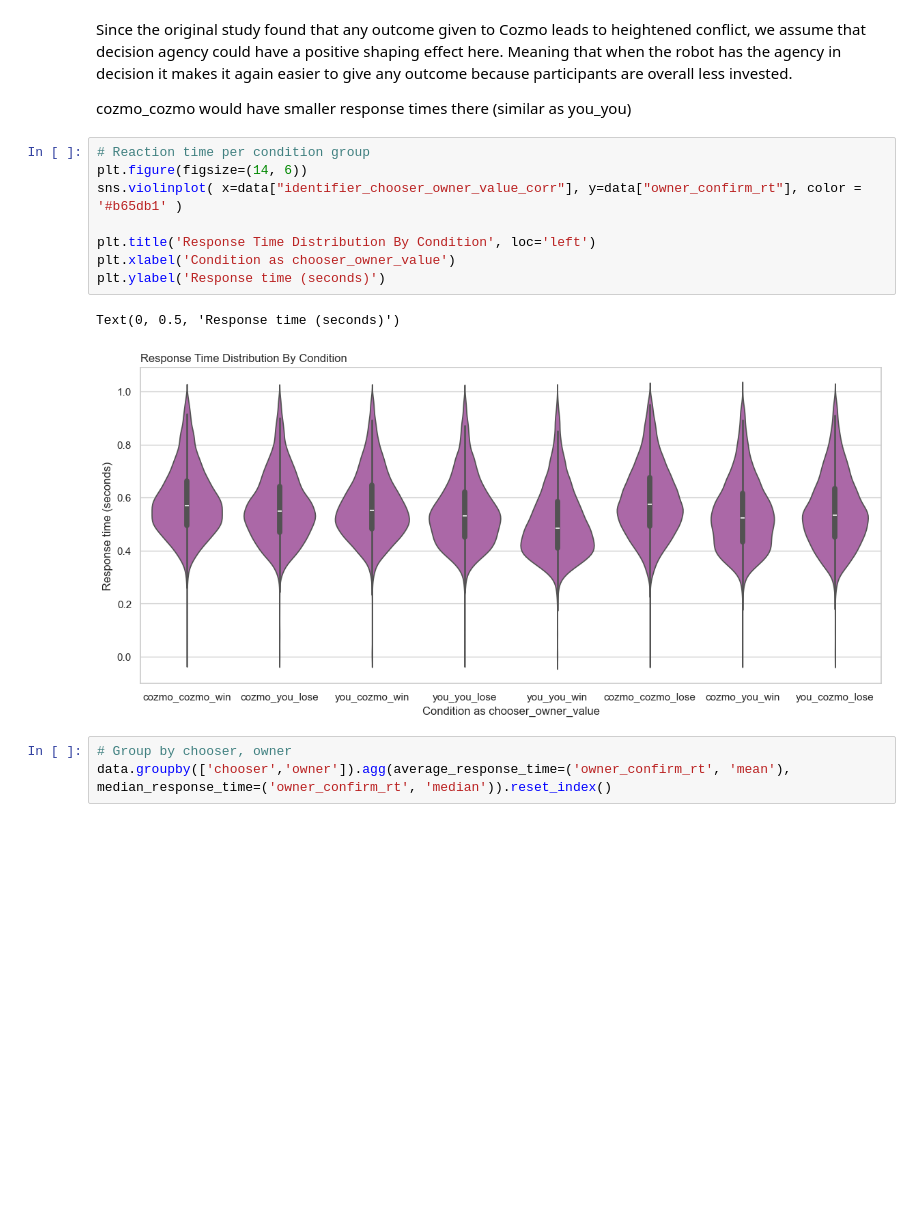
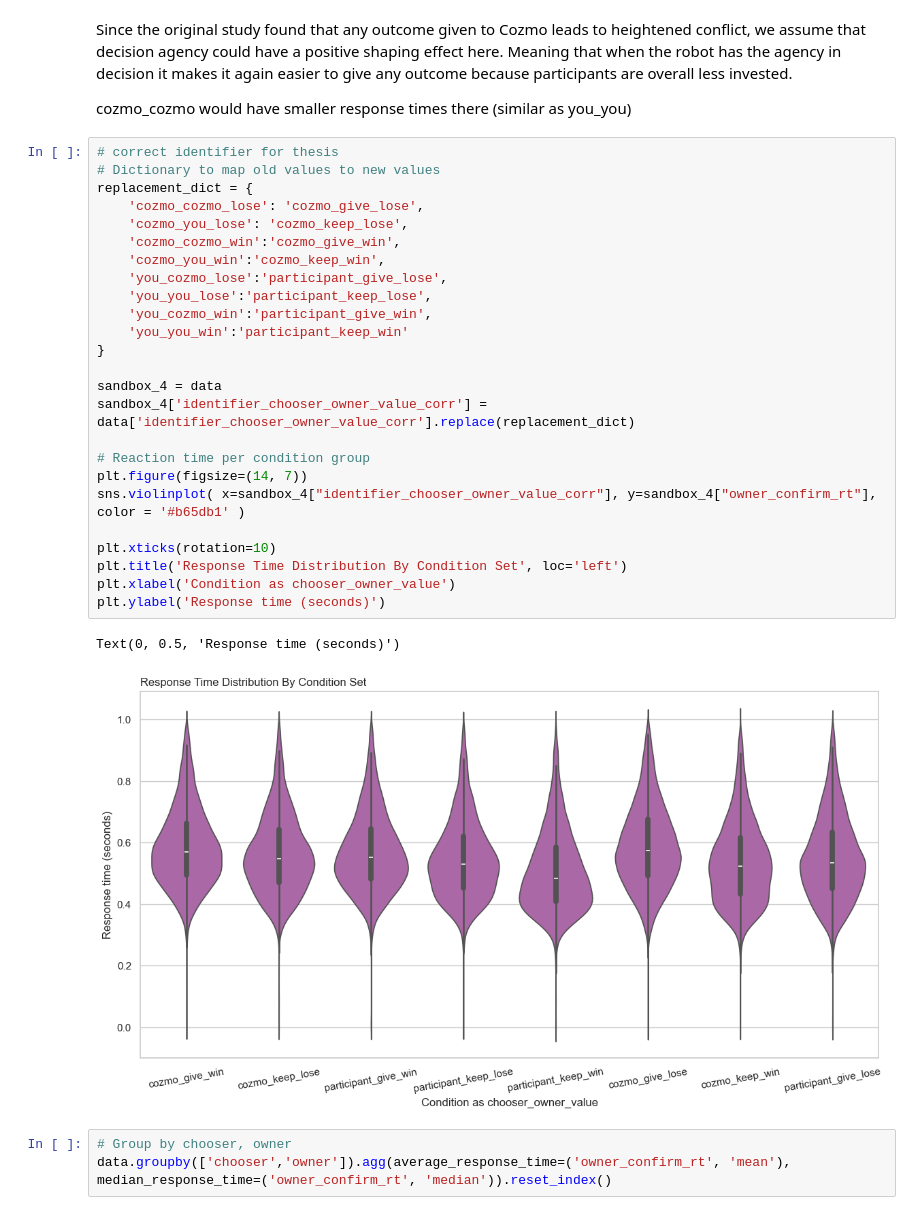
Before and after one commit to anjaghub/master_thesis, a Jupyter notebook: analysis.ipynb, the cells around one changed output. Cells and saved outputs as stored; diff of their text form; blank space fills up the shorter version.

Commit message:
changes according to feedback in thesis

```diff
--- a/analysis.ipynb
+++ b/analysis.ipynb
@@ -402,16 +402,33 @@ Since the original study found that any outcome given to Cozmo leads to heighten
 
 cozmo_cozmo would have smaller response times there (similar as you_you)
 # %%
+# correct identifier for thesis
+# Dictionary to map old values to new values
+replacement_dict = {
+    'cozmo_cozmo_lose': 'cozmo_give_lose',
+    'cozmo_you_lose': 'cozmo_keep_lose',
+    'cozmo_cozmo_win':'cozmo_give_win',
+    'cozmo_you_win':'cozmo_keep_win',
+    'you_cozmo_lose':'participant_give_lose',
+    'you_you_lose':'participant_keep_lose',
+    'you_cozmo_win':'participant_give_win',
+    'you_you_win':'participant_keep_win'
+}
+
+sandbox_4 = data
+sandbox_4['identifier_chooser_owner_value_corr'] = data['identifier_chooser_owner_value_corr'].replace(replacement_dict)
+
 # Reaction time per condition group
-plt.figure(figsize=(14, 6))
-sns.violinplot( x=data["identifier_chooser_owner_value_corr"], y=data["owner_confirm_rt"], color = '#b65db1' )
+plt.figure(figsize=(14, 7))
+sns.violinplot( x=sandbox_4["identifier_chooser_owner_value_corr"], y=sandbox_4["owner_confirm_rt"], color = '#b65db1' )
 
-plt.title('Response Time Distribution By Condition', loc='left')
+plt.xticks(rotation=10)
+plt.title('Response Time Distribution By Condition Set', loc='left')
 plt.xlabel('Condition as chooser_owner_value')
 plt.ylabel('Response time (seconds)')
 # %% [output]
 Text(0, 0.5, 'Response time (seconds)')
-[figure, old version]
+[figure, new version]
 # %%
 # Group by chooser, owner
 data.groupby(['chooser','owner']).agg(average_response_time=('owner_confirm_rt', 'mean'), median_response_time=('owner_confirm_rt', 'median')).reset_index()
```
Also changed, not shown: parts of 9 cells of this notebook, 1 other file.
